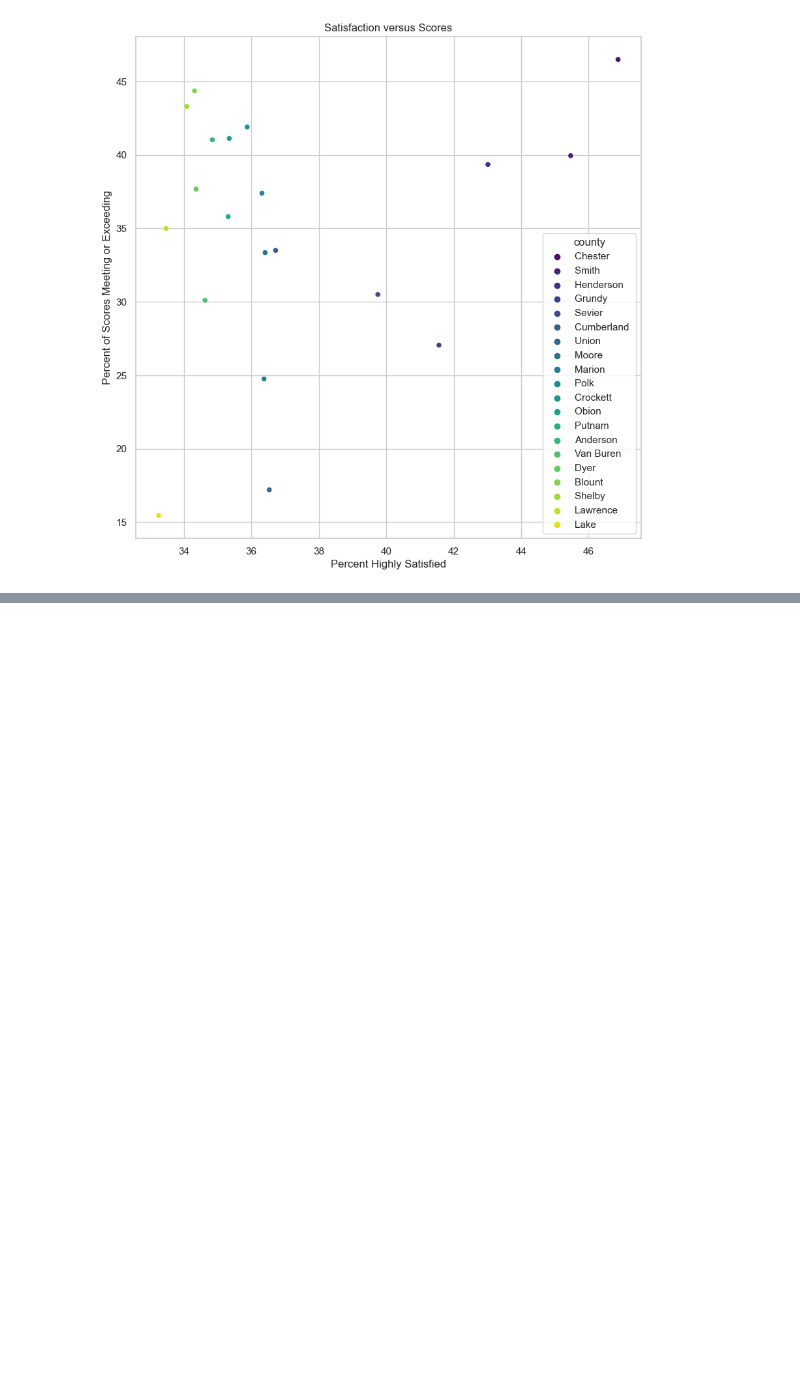
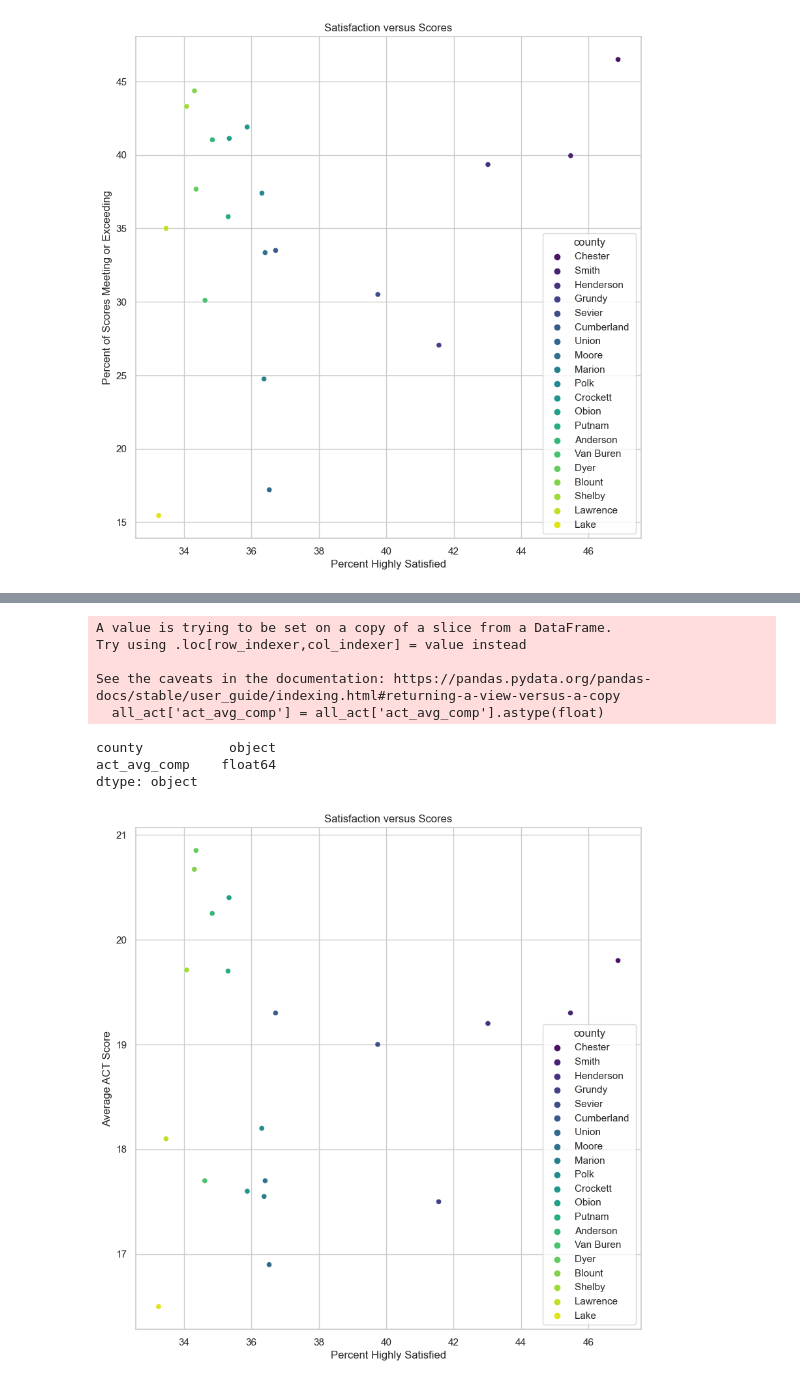
Before and after one commit to JenHall82/jen_capstone, a Jupyter notebook: notebooks/jen_capstone.ipynb, the cells around one changed output, grey strips where cells are left out. Drawn from its saved outputs; the diff is of its cells as text; code cells hidden in the pictures; blank space fills up the shorter version.

Commit message:
Wednesday EOD Charts

```diff
--- a/notebooks/jen_capstone.ipynb
+++ b/notebooks/jen_capstone.ipynb
@@ -750,0 +820,3 @@ dist_scores_percent
+# %%
+all_act = all_act[['county', 'act_avg_comp']]
+all_act
@@ -750,0 +837,32 @@ dist_scores_percent
+# %%
+all_act['act_avg_comp'] = all_act['act_avg_comp'].astype(float)
+# %% [output]
+A value is trying to be set on a copy of a slice from a DataFrame.
+Try using .loc[row_indexer,col_indexer] = value instead
+
+See the caveats in the documentation: https://pandas.pydata.org/pandas-docs/stable/user_guide/indexing.html#returning-a-view-versus-a-copy
+  all_act['act_avg_comp'] = all_act['act_avg_comp'].astype(float)
+# %%
+all_act.dtypes
+# %% [output]
+county           object
+act_avg_comp    float64
+dtype: object
+# %%
+all_act = all_act.groupby('county').mean()
+# %%
+top_satisfied_with_scores = pd.merge(top_satisfied_with_scores, all_act, on = 'county', how = 'left').round(2)
+# %%
+plt.figure(figsize = (10, 10))
+sns.set(style="whitegrid")
+sns.scatterplot(x = 'per_strongly_agree',
+            y = 'act_avg_comp',
+            data = top_satisfied_with_scores,
+            palette = 'viridis',
+               hue = 'county')
+plt.xlabel('Percent Highly Satisfied')
+plt.ylabel('Average ACT Score')
+plt.title('Satisfaction versus Scores')
+plt.savefig('../data/high_sat_counties_and_act_scores.png', bbox_inches="tight");
+# %% [output]
+[figure, added]
```
Also changed, not shown: parts of 62 cells of this notebook.
